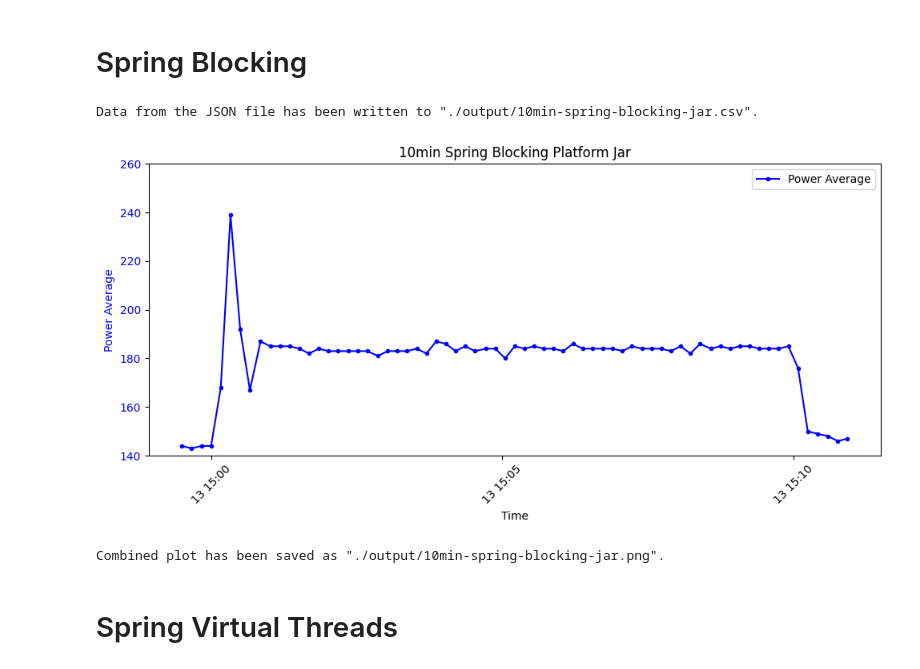
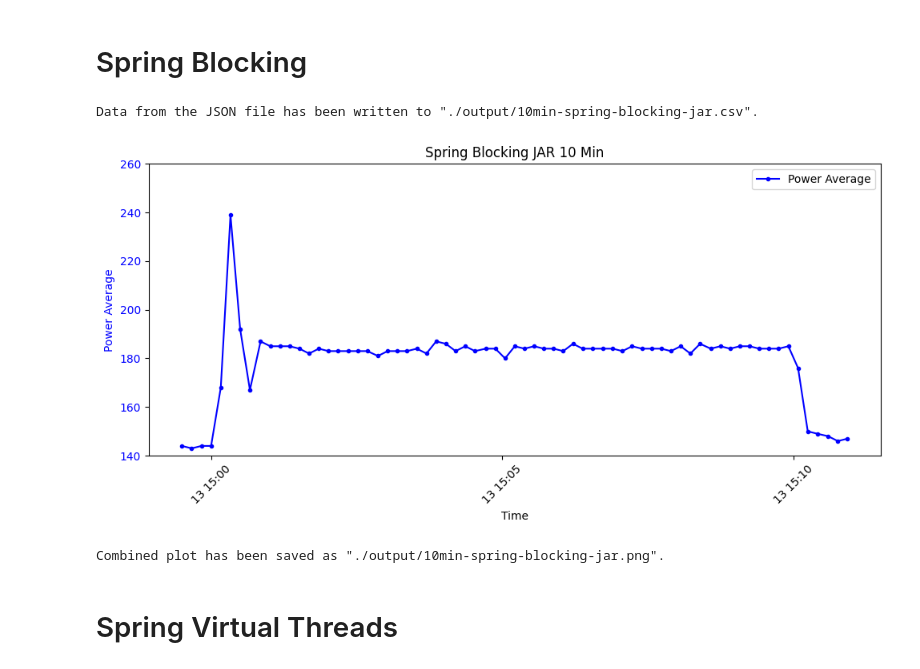
Before and after one commit to bachelorthesis-wilfer/messungen, a Jupyter notebook: spring/10min/z_spring-evaluation/10min-spring-run.ipynb, the cells around one changed output. Saved outputs shown, nothing was run; the diff lists cells and outputs as text; code cells hidden in the pictures.

```diff
--- a/spring/10min/z_spring-evaluation/10min-spring-run.ipynb
+++ b/spring/10min/z_spring-evaluation/10min-spring-run.ipynb
@@ -25,35 +25,35 @@ with open(csv_file1, mode='w', newline='') as file1:
     writer1.writerow(["Time", "Average"])  # Write header row
     writer1.writerows(zip(time_values1, average_values1))  # Write data rows
 
 print(f'Data from the JSON file has been written to "{csv_file1}".')
 
 # Create two subplots sharing the same X-axis
 fig, ax1 = plt.subplots(figsize=(10, 5))
 
 # Plot the PowerDetail data on the left Y-axis
 ax1.plot(time_values1, average_values1, marker='.', linestyle='-', label="Power Average", color='blue')
 ax1.set_xlabel('Time')
 ax1.set_ylabel('Power Average', color='blue')
 ax1.tick_params(axis='y', labelcolor='blue')
 ax1.set_ylim(140, 260)
 
 # Title and legend
-plt.title('10min Spring Blocking Platform Jar')
+plt.title('Spring Blocking JAR 10 Min')
 plt.legend(loc='upper right')
 
 # Format x-axis labels as dates
 plt.xticks(rotation=45)
 
 plt.savefig(plot_image_file)
 
 # Show the plot
 plt.tight_layout()
 plt.show()
 
 print(f'Combined plot has been saved as "{plot_image_file}".')
 # %% [output]
 Data from the JSON file has been written to "./output/10min-spring-blocking-jar.csv".
-[figure, old version]
+[figure, new version]
 Combined plot has been saved as "./output/10min-spring-blocking-jar.png".
 # %% [markdown]
 # Spring Virtual Threads
```
Also changed, not shown: parts of 5 cells of this notebook, 8 other files.
